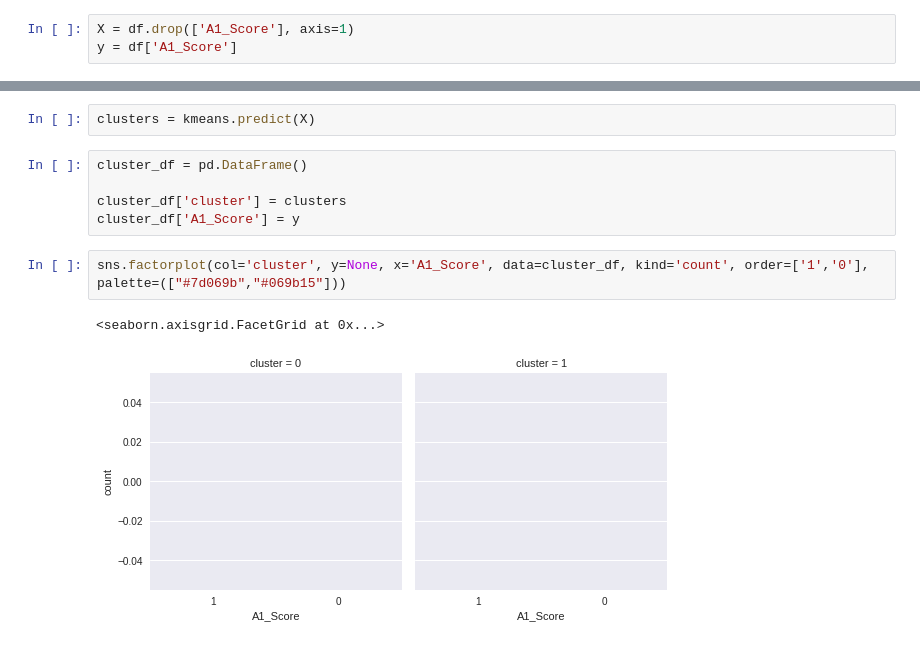
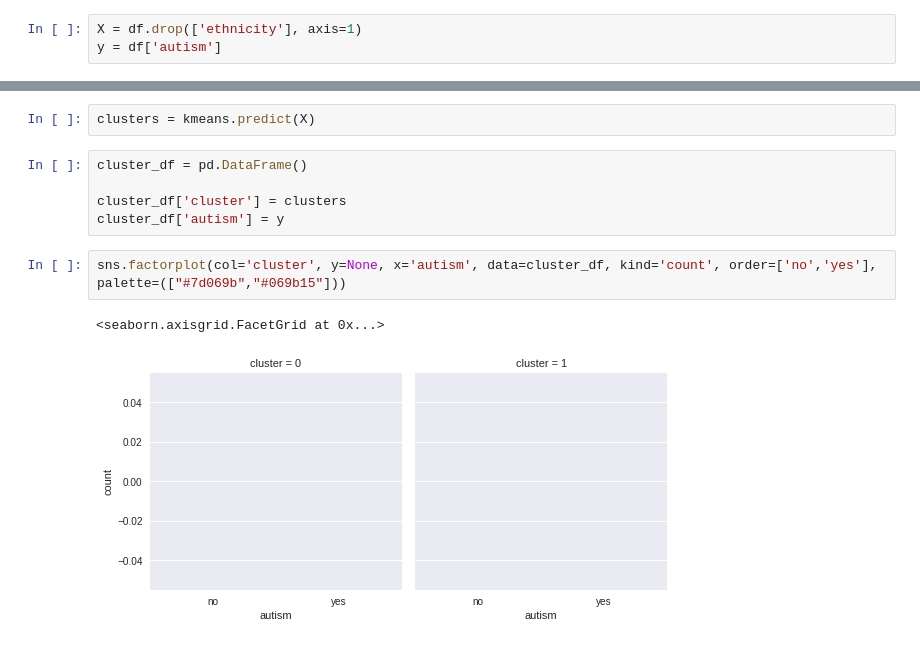
Before and after one commit to Anandharajan/DriverBehaviour, a Jupyter notebook: autism.ipynb, the cells around one changed output, grey strips where cells are left out. Saved outputs shown, nothing was run; the diff lists cells and outputs as text.

```diff
--- a/autism.ipynb
+++ b/autism.ipynb
@@ -73,8 +73,8 @@ plt.yticks(rotation = 0)
         11.5, 12.5, 13.5]), <a list of 14 Text yticklabel objects>)
 [figure]
 # %%
-X = df.drop(['A1_Score'], axis=1)
-y = df['A1_Score']
+X = df.drop(['ethnicity'], axis=1)
+y = df['autism']
 # %%
 for attr in X.columns:
     print('\n*', attr, '*')
@@ -167,9 +167,9 @@ clusters = kmeans.predict(X)
 cluster_df = pd.DataFrame()
 
 cluster_df['cluster'] = clusters
-cluster_df['A1_Score'] = y
+cluster_df['autism'] = y
 # %%
-sns.factorplot(col='cluster', y=None, x='A1_Score', data=cluster_df, kind='count', order=['1','0'], palette=(["#7d069b","#069b15"]))
+sns.factorplot(col='cluster', y=None, x='autism', data=cluster_df, kind='count', order=['no','yes'], palette=(["#7d069b","#069b15"]))
 # %% [output]
 <seaborn.axisgrid.FacetGrid at 0x...>
-[figure, old version]
+[figure, new version]
```
Also changed, not shown: parts of 14 cells of this notebook.
